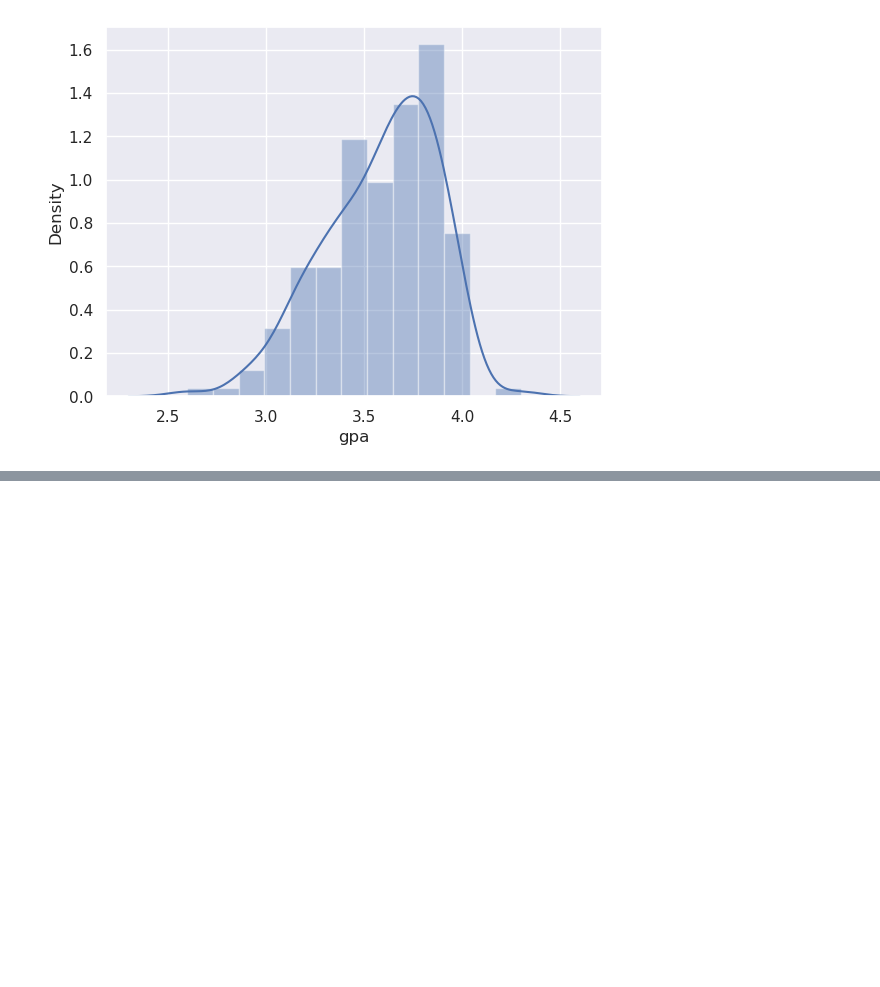
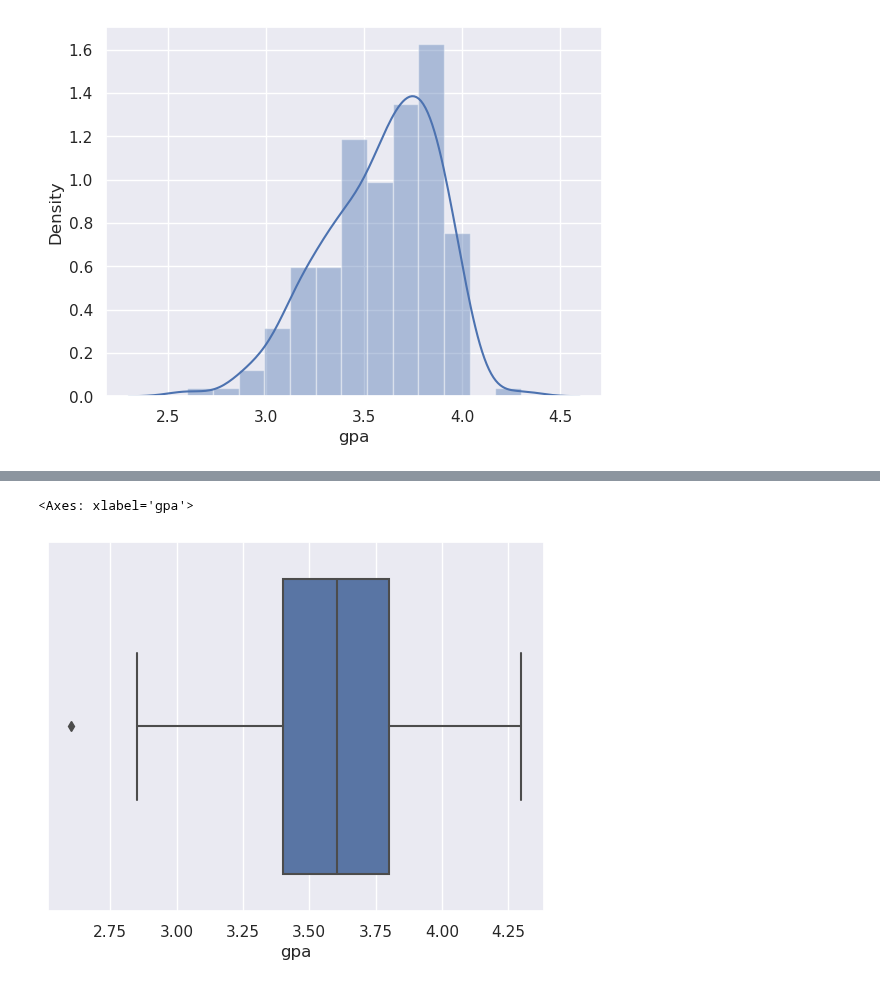
Before and after one commit to LaxmiVatsalyaDaita/Kaggle, a Jupyter notebook: gpa-study-hours.ipynb, the cells around one changed output, grey strips where cells are left out. Cells and saved outputs as stored; diff of their text form; code cells hidden in the pictures; blank space fills up the shorter version.

```diff
--- a/gpa-study-hours.ipynb
+++ b/gpa-study-hours.ipynb
@@ -67,0 +96,5 @@ https://gist.github.com/mwaskom/de44147ed2974457ad6372750bbe5751
+# %%
+sns.boxplot(data=data_cleaned, x=data_cleaned['gpa'])
+# %% [output]
+<Axes: xlabel='gpa'>
+[figure, added]
```
Also changed, not shown: parts of 14 cells of this notebook.
